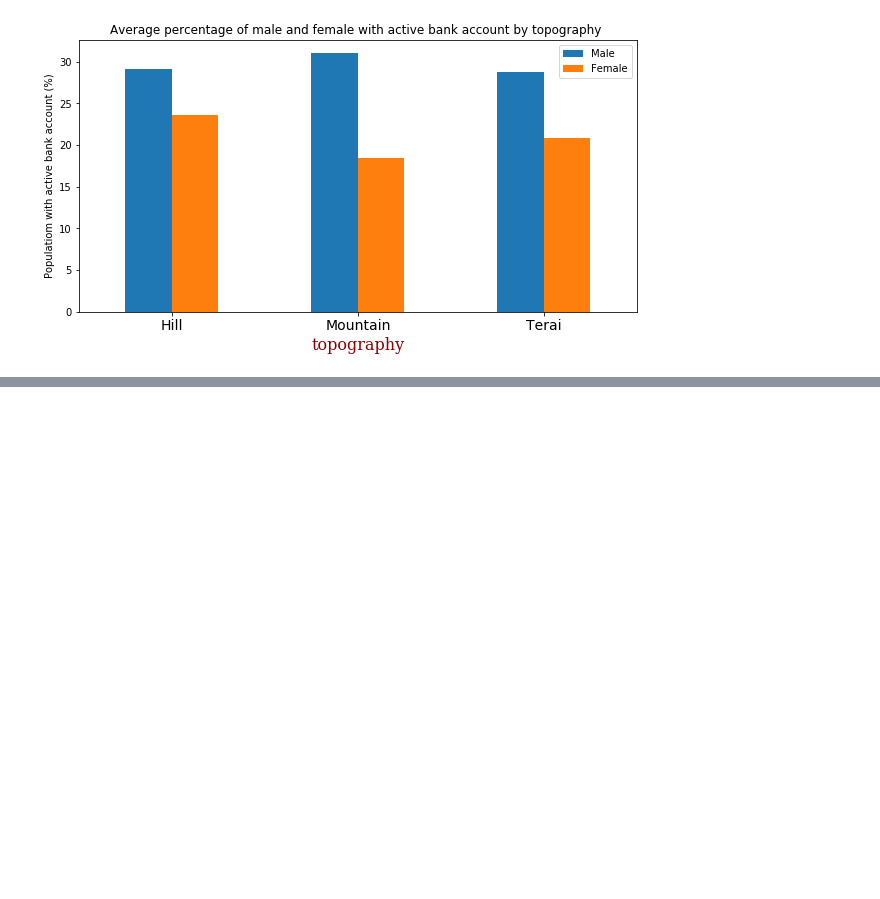
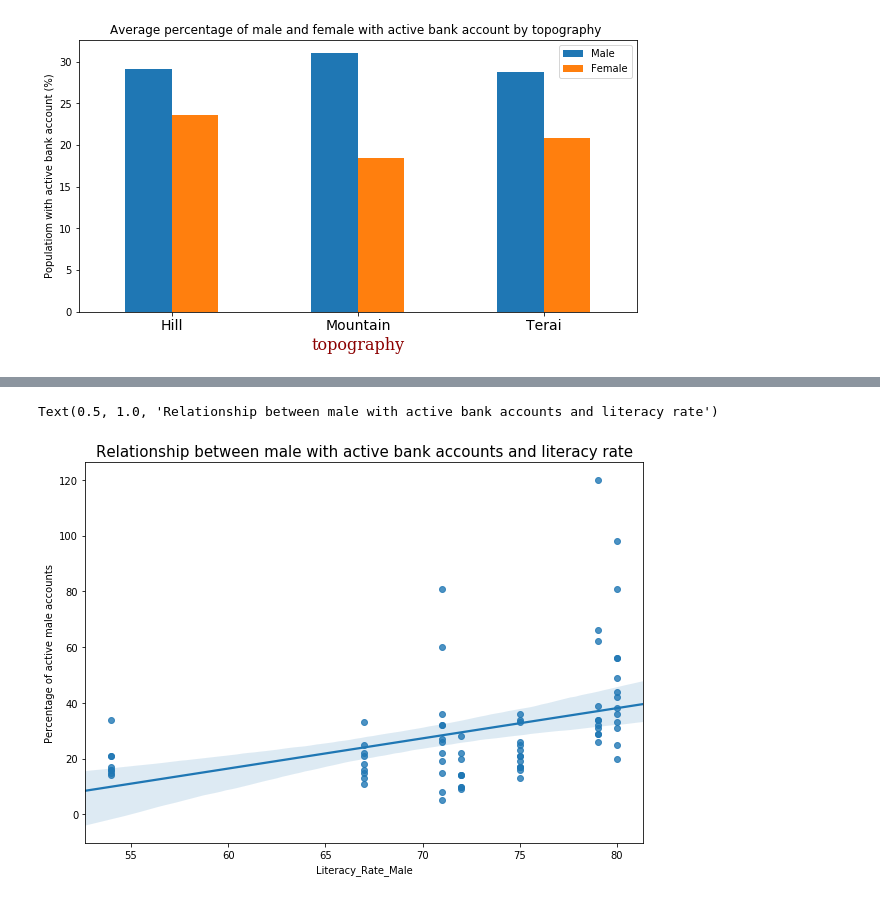
Before and after one commit to jyotipba-zz/Nepal_data_viz, a Jupyter notebook: data_analysis/nepal_analysis.ipynb, the cells around one changed output, grey strips where cells are left out. Drawn from its saved outputs; the diff is of its cells as text; code cells hidden in the pictures; blank space fills up the shorter version.

Commit message:
some more visualization

```diff
--- a/data_analysis/nepal_analysis.ipynb
+++ b/data_analysis/nepal_analysis.ipynb
@@ -230,0 +271,7 @@ Above visualization shows that overall Nepalese popu female has much lower acces
+# %%
+fig = plt.figure(figsize=(10,7))
+sns.regplot(x = 'Literacy_Rate_Male', y = 'Percentage of active male accounts', data = data)
+plt.title('Relationship between male with active bank accounts and literacy rate', size=15)
+# %% [output]
+Text(0.5, 1.0, 'Relationship between male with active bank accounts and literacy rate')
+[figure, added]
```
Also changed, not shown: parts of 14 cells of this notebook.
